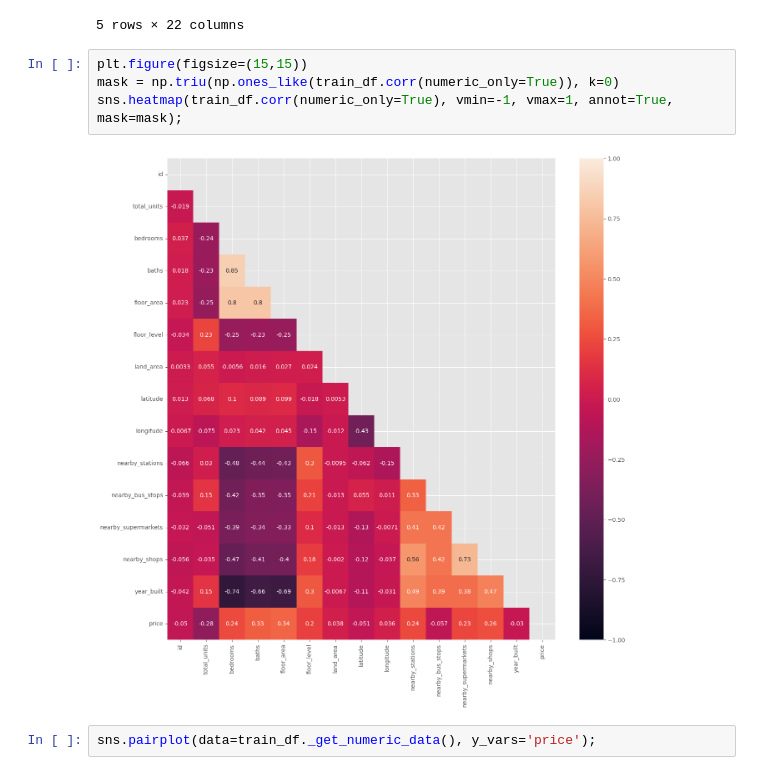
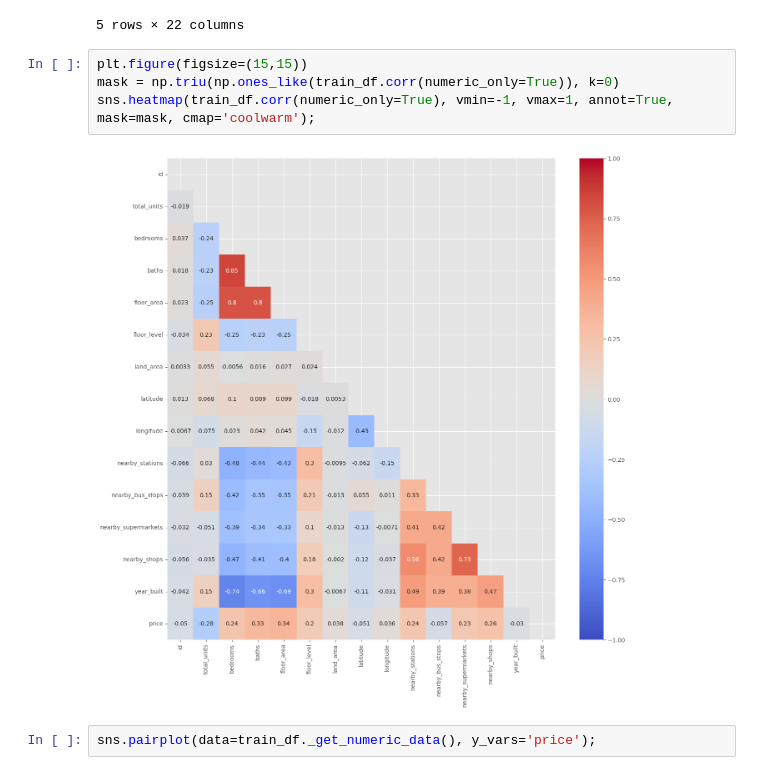
Before and after one commit to wtwwitt/project_2_bangkok_housing_price, a Jupyter notebook: code/Prediction_code_model_Final_Fix_2.ipynb, the cells around one changed output. Cells and saved outputs as stored; diff of their text form.

```diff
--- a/code/Prediction_code_model_Final_Fix_2.ipynb
+++ b/code/Prediction_code_model_Final_Fix_2.ipynb
@@ -49,9 +49,9 @@ test_df.head()
 # %%
 plt.figure(figsize=(15,15))
 mask = np.triu(np.ones_like(train_df.corr(numeric_only=True)), k=0)
-sns.heatmap(train_df.corr(numeric_only=True), vmin=-1, vmax=1, annot=True, mask=mask);
+sns.heatmap(train_df.corr(numeric_only=True), vmin=-1, vmax=1, annot=True, mask=mask, cmap='coolwarm');
 # %% [output]
-[figure, old version]
+[figure, new version]
 # %%
 sns.pairplot(data=train_df._get_numeric_data(), y_vars='price');
 # %% [output]
```
Also changed, not shown: parts of 2 cells of this notebook, 2 other files.
